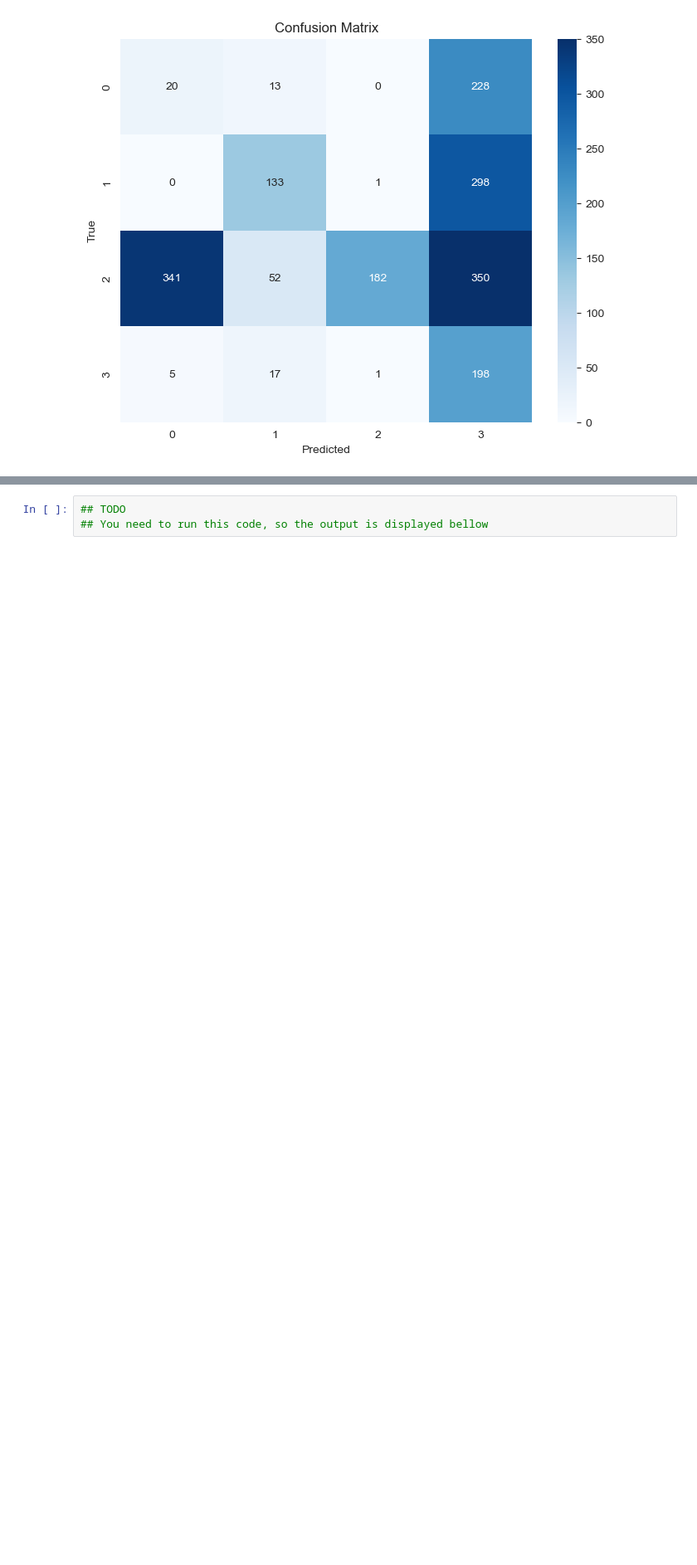
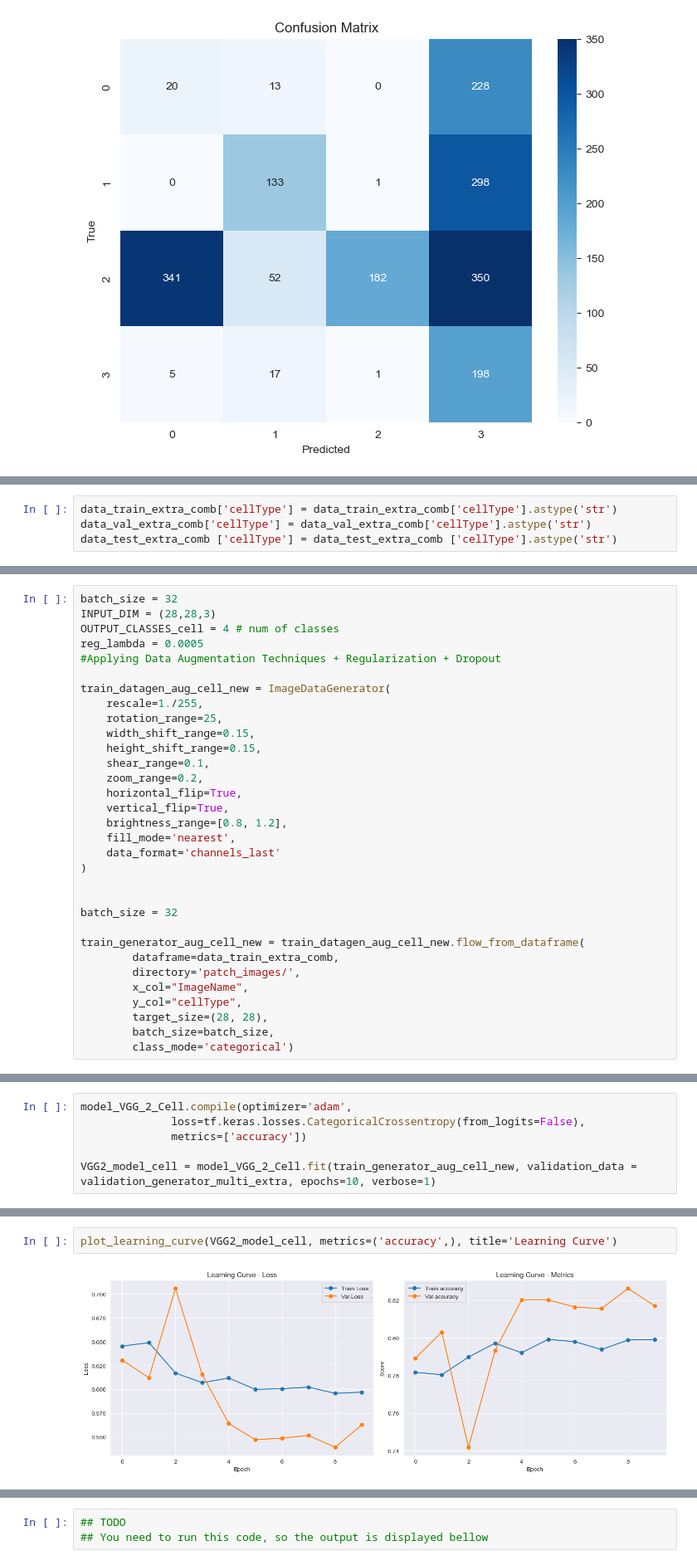
Before and after one commit to Shalini247/Image-Classification, a Jupyter notebook: s4073541_s4072225.ipynb, the cells around one changed output, grey strips where cells are left out. Shown at 83% size. Drawn from its saved outputs; the diff is of its cells as text; blank space fills up the shorter version.

```diff
--- a/s4073541_s4072225.ipynb
+++ b/s4073541_s4072225.ipynb
@@ -1119,0 +1317,4 @@ weighted avg       0.67      0.29      0.31      1839
+# %%
+data_train_extra_comb['cellType'] = data_train_extra_comb['cellType'].astype('str')
+data_val_extra_comb['cellType'] = data_val_extra_comb['cellType'].astype('str')
+data_test_extra_comb ['cellType'] = data_test_extra_comb ['cellType'].astype('str')
@@ -1119,0 +1384,32 @@ weighted avg       0.67      0.29      0.31      1839
+# %%
+batch_size = 32
+INPUT_DIM = (28,28,3)
+OUTPUT_CLASSES_cell = 4 # num of classes
+reg_lambda = 0.0005
+#Applying Data Augmentation Techniques + Regularization + Dropout
+
+train_datagen_aug_cell_new = ImageDataGenerator(
+    rescale=1./255,
+    rotation_range=25,
+    width_shift_range=0.15,
+    height_shift_range=0.15,
+    shear_range=0.1,
+    zoom_range=0.2,
+    horizontal_flip=True,
+    vertical_flip=True,
+    brightness_range=[0.8, 1.2],
+    fill_mode='nearest',
+    data_format='channels_last'
+)
+
+
+batch_size = 32
+
+train_generator_aug_cell_new = train_datagen_aug_cell_new.flow_from_dataframe(
+        dataframe=data_train_extra_comb,
+        directory='patch_images/',
+        x_col="ImageName",
+        y_col="cellType",
+        target_size=(28, 28),
+        batch_size=batch_size,
+        class_mode='categorical')
@@ -1119,0 +1418,6 @@ weighted avg       0.67      0.29      0.31      1839
+# %%
+model_VGG_2_Cell.compile(optimizer='adam',
+              loss=tf.keras.losses.CategoricalCrossentropy(from_logits=False),
+              metrics=['accuracy'])
+
+VGG2_model_cell = model_VGG_2_Cell.fit(train_generator_aug_cell_new, validation_data = validation_generator_multi_extra, epochs=10, verbose=1)
@@ -1119,0 +1445,4 @@ weighted avg       0.67      0.29      0.31      1839
+# %%
+plot_learning_curve(VGG2_model_cell, metrics=('accuracy',), title='Learning Curve')
+# %% [output]
+[figure, added]
```
Also changed, not shown: parts of 25 cells of this notebook.
